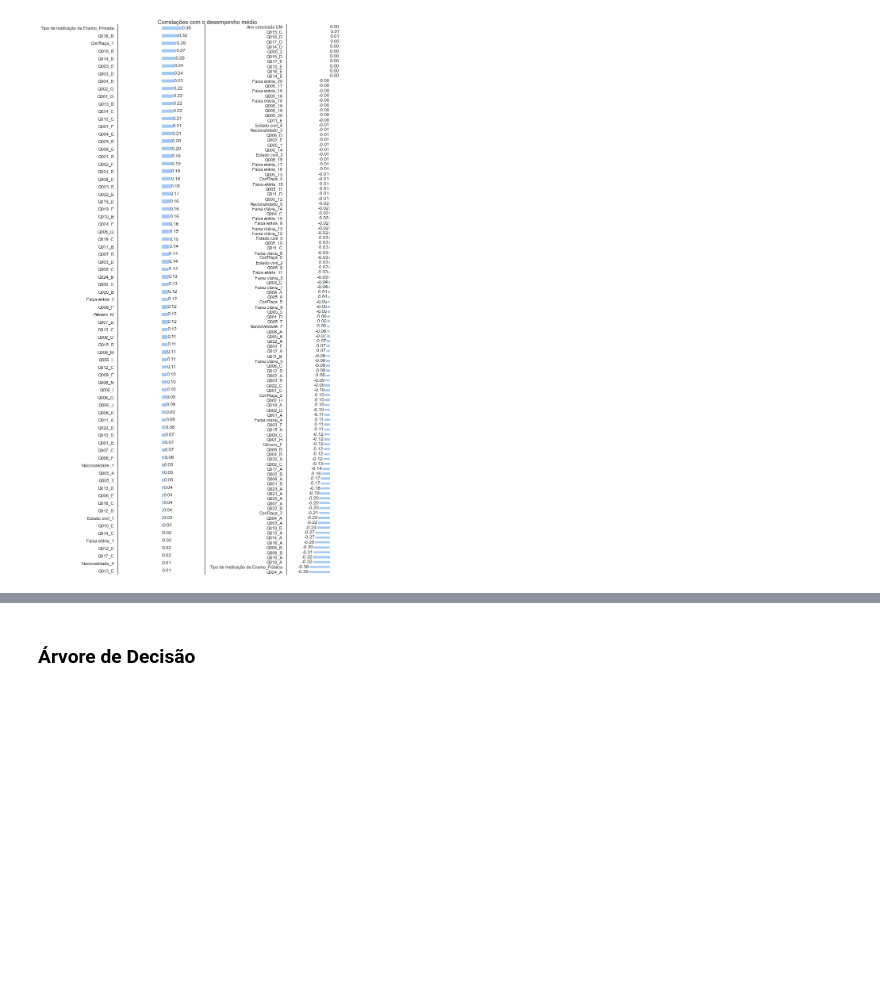
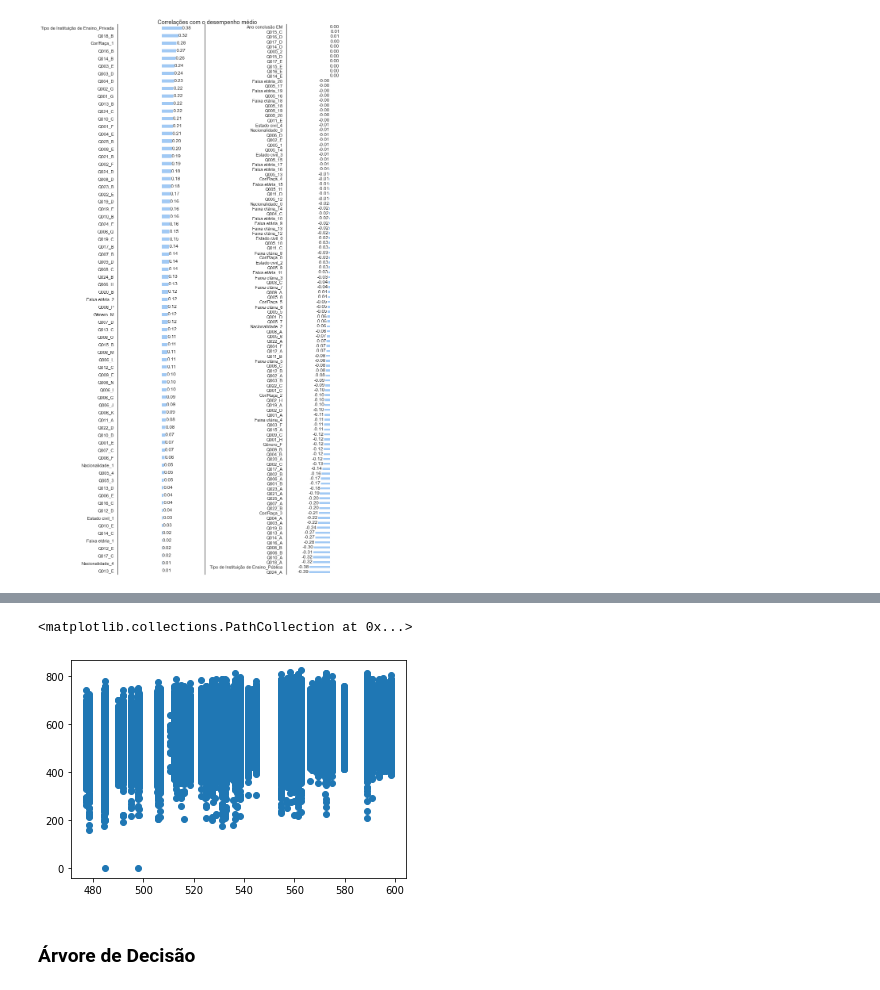
Before and after one commit to carlos-stefano/students_performance_project, a Jupyter notebook: data analysis/2022_data_analysis.ipynb, the cells around one changed output, grey strips where cells are left out. Saved outputs shown, nothing was run; the diff lists cells and outputs as text; code cells hidden in the pictures; blank space fills up the shorter version.

```diff
--- a/data analysis/2022_data_analysis.ipynb
+++ b/data analysis/2022_data_analysis.ipynb
@@ -505,3 +404,8 @@ sns.heatmap(corr_df, annot = True, fmt = '.2f', mask = np.triu(corr_df))
+# %%
+plt.scatter(y_pred, y_test)
+# %% [output]
+<matplotlib.collections.PathCollection at 0x...>
+[figure, added]
 # %% [markdown]
 ### Árvore de Decisão
 # %% [markdown]
```
Also changed, not shown: parts of 31 cells of this notebook.
